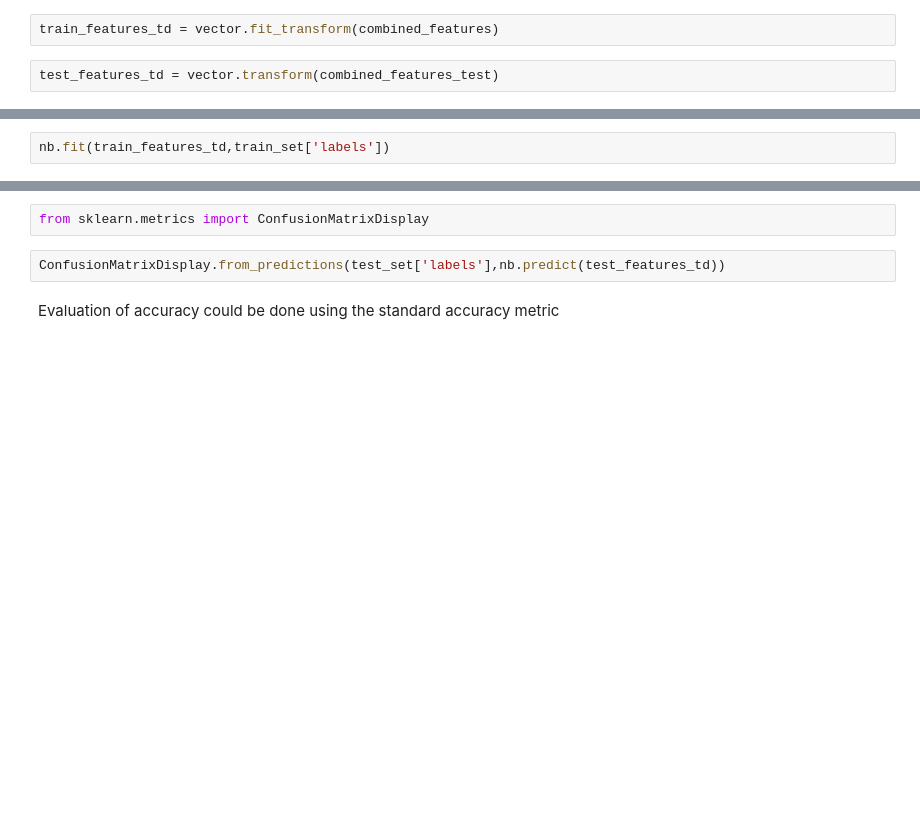
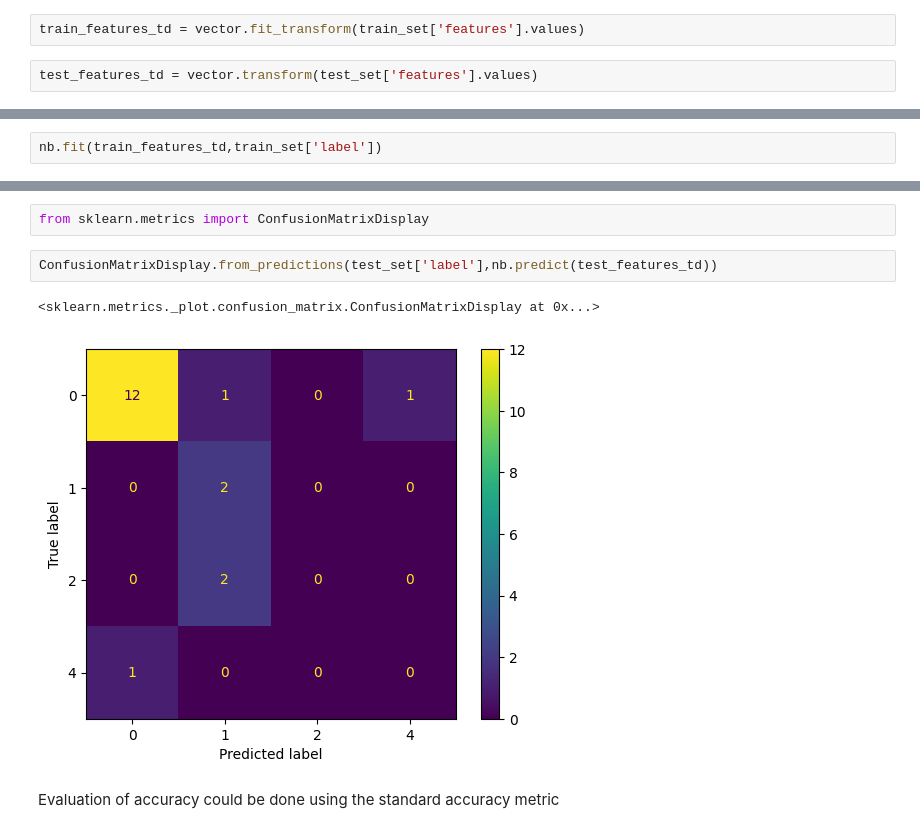
Before and after one commit to sumeetkd/sharedbooks, a Jupyter notebook: Classifications.ipynb, the cells around one changed output, grey strips where cells are left out. Drawn from its saved outputs; the diff is of its cells as text; blank space fills up the shorter version.

```diff
--- a/Classifications.ipynb
+++ b/Classifications.ipynb
@@ -249,6 +275,6 @@ def spacy_tokenizer(document):
 from sklearn.feature_extraction.text import CountVectorizer
 vector = CountVectorizer(input = 'content', tokenizer = spacy_tokenizer)
 # %%
-train_features_td = vector.fit_transform(combined_features)
+train_features_td = vector.fit_transform(train_set['features'].values)
 # %%
-test_features_td = vector.transform(combined_features_test)
+test_features_td = vector.transform(test_set['features'].values)
@@ -266,2 +295,2 @@ tenders['labels'][1:8].values
 # %%
-nb.fit(train_features_td,train_set['labels'])
+nb.fit(train_features_td,train_set['label'])
@@ -274,7 +309,10 @@ train_set['labels'][0]
 # %%
 from sklearn.metrics import ConfusionMatrixDisplay
 # %%
-ConfusionMatrixDisplay.from_predictions(test_set['labels'],nb.predict(test_features_td))
+ConfusionMatrixDisplay.from_predictions(test_set['label'],nb.predict(test_features_td))
+# %% [output]
+<sklearn.metrics._plot.confusion_matrix.ConfusionMatrixDisplay at 0x...>
+[figure, added]
 # %% [markdown]
 Evaluation of accuracy could be done using the standard accuracy metric
 # %%
```
Also changed, not shown: parts of 85 cells of this notebook.
